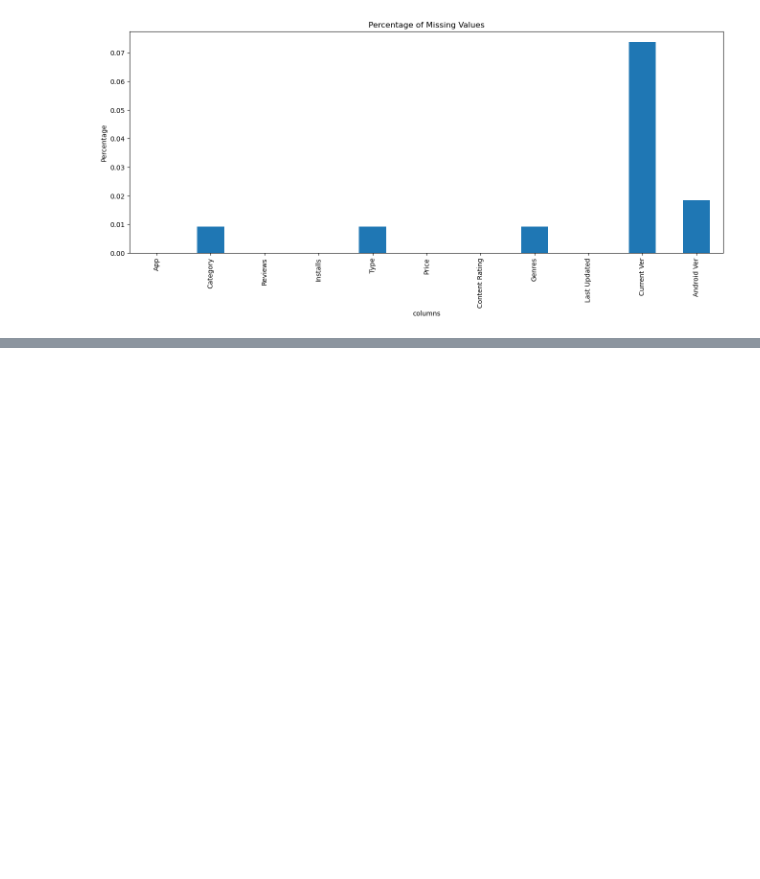
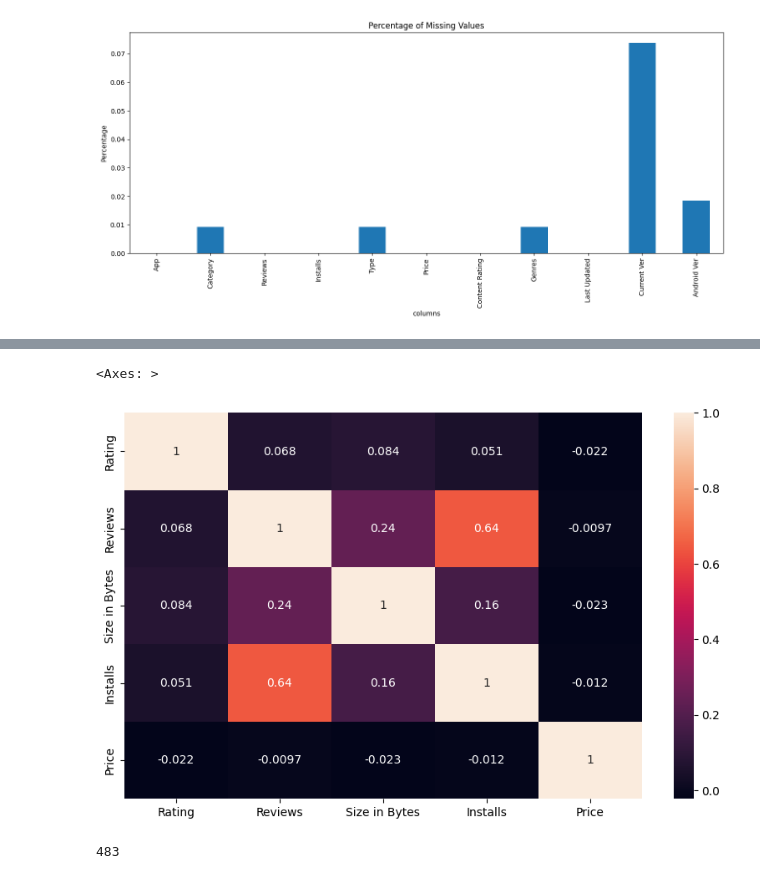
Before and after one commit to ShehzadAhmad-learner/Exploratory-Data-Analysis, a Jupyter notebook: cod_eda_googleplaystore.ipynb, the cells around one changed output, grey strips where cells are left out. Drawn from its saved outputs; the diff is of its cells as text; code cells hidden in the pictures; blank space fills up the shorter version.

```diff
--- a/cod_eda_googleplaystore.ipynb
+++ b/cod_eda_googleplaystore.ipynb
@@ -413,3 +415,7 @@ plt.title('Percentage of Missing Values')
 # %% [output]
 Text(0.5, 1.0, 'Percentage of Missing Values')
 [figure]
+# %%
+bins = [-1,0,10,1000,10000,100000,1000000,1000000000]
+labels = ['no','very low','low','medium','high','very high','Top notch']
+df['Installs_Cats']=pd.cut(df['Installs'],bins=bins,labels=labels)
@@ -415,0 +505,11 @@ Text(0.5, 1.0, 'Percentage of Missing Values')
+# %%
+plt.figure(figsize=(10,6))
+num_cols = ['Rating','Reviews','Size in Bytes','Installs','Price']
+sns.heatmap(df[num_cols].corr(),annot=True)
+# %% [output]
+<Axes: >
+[figure, added]
+# %%
+df.duplicated().sum()
+# %% [output]
+483
```
Also changed, not shown: parts of 38 cells of this notebook.
